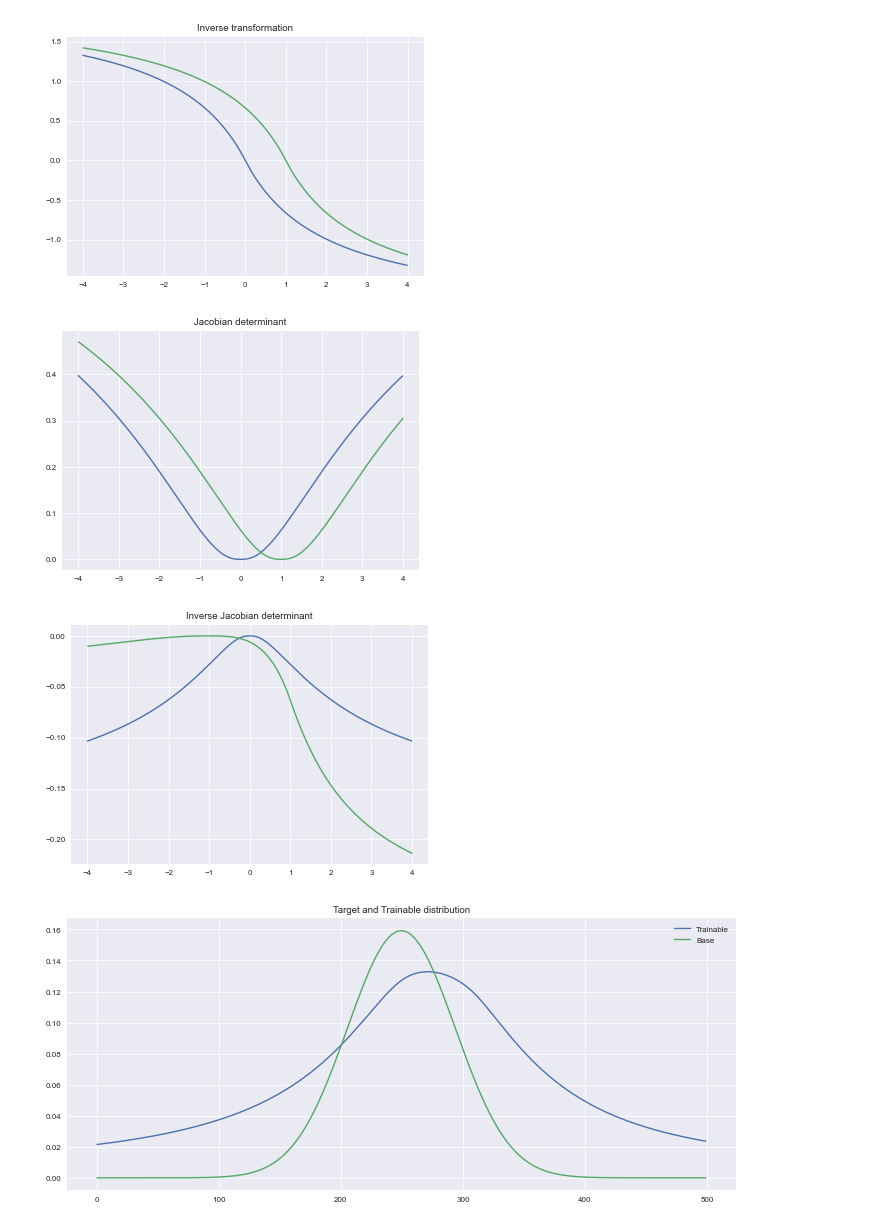
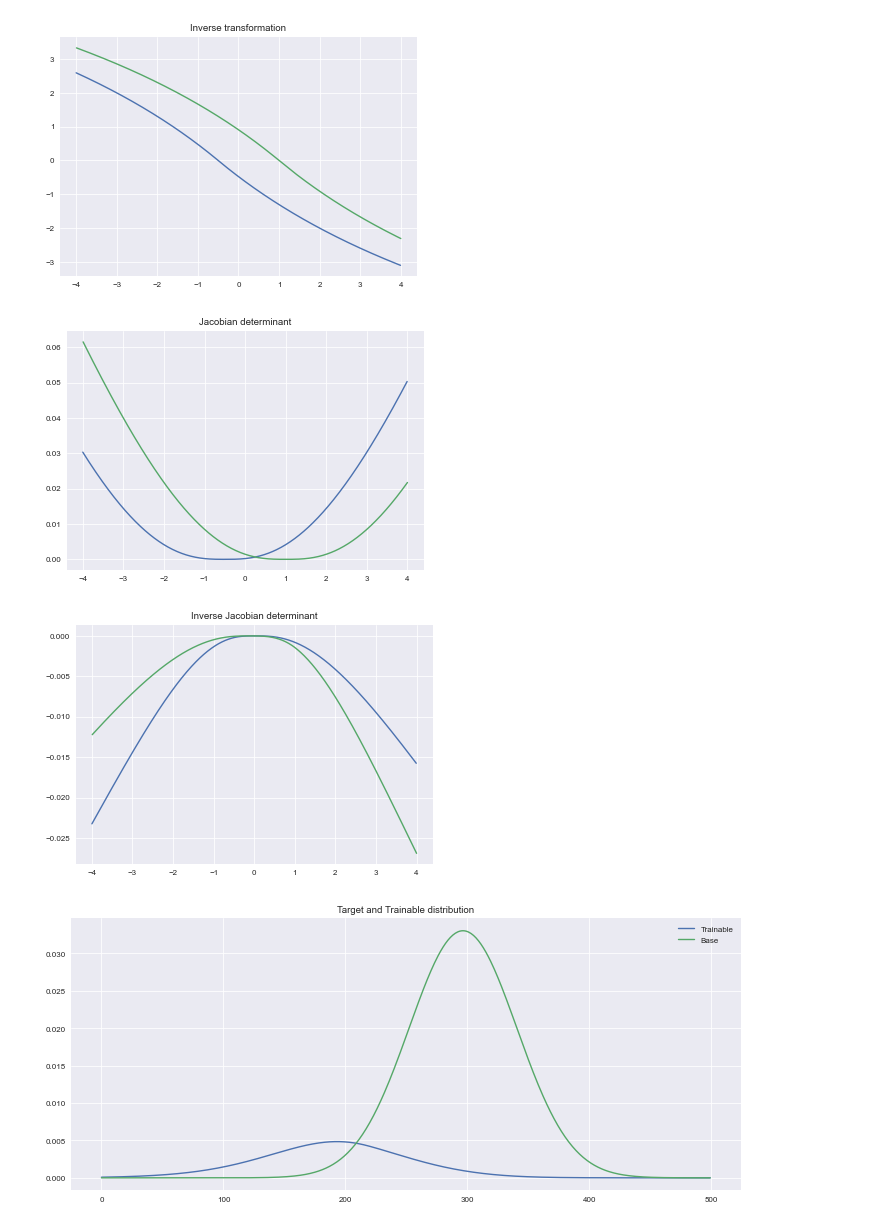
Before and after one commit to kgkeklikci/Normalizing-Flows, a Jupyter notebook: notebooks/radial_execute.ipynb, the cells around one changed output. Saved outputs shown, nothing was run; the diff lists cells and outputs as text; code cells hidden in the pictures.

```diff
--- a/notebooks/radial_execute.ipynb
+++ b/notebooks/radial_execute.ipynb
@@ -42,15 +42,15 @@ def main():
 
     """ define the base distributon as bivariate gaussian """
 
-    base_dist = tfd.Independent(tfd.Normal(loc=[0., 0.], scale=[1.,1.]),
+    base_dist = tfd.Independent(tfd.Normal(loc=[2., -0.5], scale=[1.,1.]),
                               reinterpreted_batch_ndims=1)
 
     """ instantiate the bijector (a,b,x0) """
 
     n = 1000
-    a = 2.
-    b = -1.99
-    x0 = np.array([0.,1.]).astype(np.float32).reshape(-1, 2)
+    a = 10.
+    b = -10.
+    x0 = np.array([-0.5,1.]).astype(np.float32).reshape(-1, 2)
     bijector = RadialFlow(a, b, x0)
     print(f'x0 shape: {x0.shape}')
 
@@ -73,7 +73,7 @@ def main():
 
     """ create transformed distribution """
     tfd_dist = tfd.TransformedDistribution(distribution=base_dist,
-                                          bijector=bijector
+                                           bijector=bijector
                                          )
     # prior training
 
@@ -106,6 +106,7 @@ def main():
                                             name='beta'),
                                     tf.Variable(x0,
                                             name='ref'))
+
 
     # instantiate trainable distribution
 
@@ -176,7 +177,7 @@ x0 shape: (1, 2)
-[figure, old version]
+[figure, new version]
-[figure, old version]
+[figure, new version]
-[figure, old version]
+[figure, new version]
-[figure, old version]
+[figure, new version]
 TensorSpec(shape=(None, 2), dtype=tf.float32, name=None)
 TensorSpec(shape=(None, 2), dtype=tf.float32, name=None)
 
```
Also changed, not shown: parts of 2 cells of this notebook.
